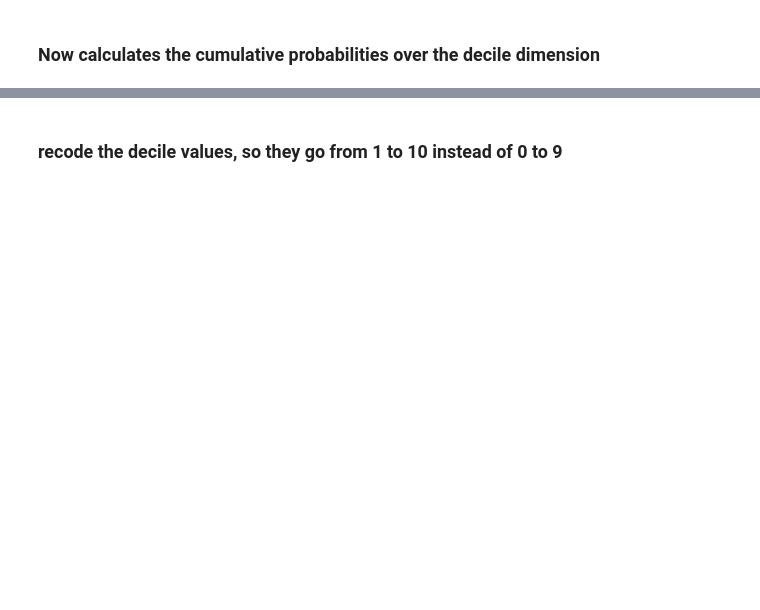
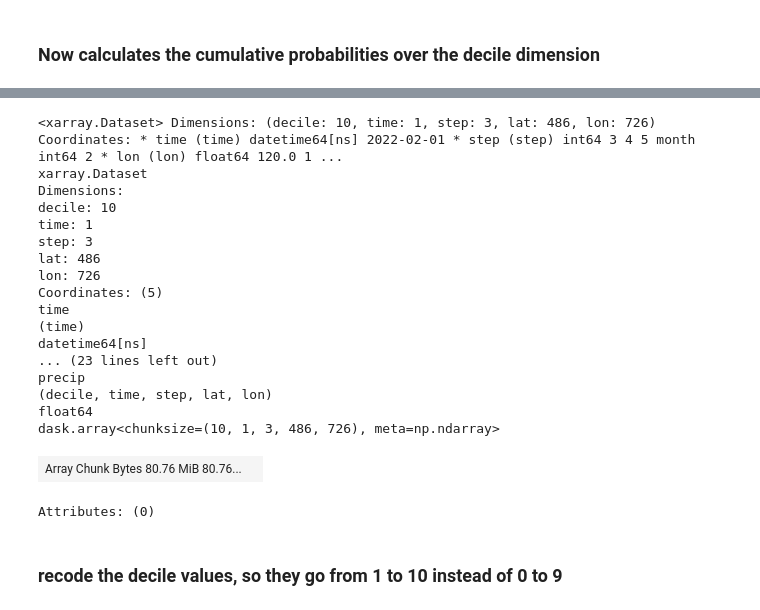
Before and after one commit to nicolasfauchereau/ICU_Water_Watch, a Jupyter notebook: notebooks/C3S/5_map_C3S_MME_probabilistic_decile_forecast.ipynb, the cells around one changed output, grey strips where cells are left out. Saved outputs shown, nothing was run; the diff lists cells and outputs as text; code cells hidden in the pictures; blank space fills up the shorter version.

```diff
--- a/notebooks/C3S/5_map_C3S_MME_probabilistic_decile_forecast.ipynb
+++ b/notebooks/C3S/5_map_C3S_MME_probabilistic_decile_forecast.ipynb
@@ -214,3 +214,25 @@ cum_probs.isel(decile=-1).sel(step=step).squeeze()['precip'].plot()
+# %%
+cum_probs
+# %% [output]
+<xarray.Dataset> Dimensions: (decile: 10, time: 1, step: 3, lat: 486, lon: 726) Coordinates: * time (time) datetime64[ns] 2022-02-01 * step (step) int64 3 4 5 month int64 2 * lon (lon) float64 120.0 1 ...
+xarray.Dataset
+Dimensions:
+decile: 10
+time: 1
+step: 3
+lat: 486
+lon: 726
+Coordinates: (5)
+time
+(time)
+datetime64[ns]
+... (23 lines left out)
+precip
+(decile, time, step, lat, lon)
+float64
+dask.array<chunksize=(10, 1, 3, 486, 726), meta=np.ndarray>
+| Array Chunk Bytes 80.76 MiB 80.76... |  |
+Attributes: (0)
 # %% [markdown]
 ### recode the decile values, so they go from 1 to 10 instead of 0 to 9
 # %%
```
Also changed, not shown: parts of 20 cells of this notebook, 7 other files.
